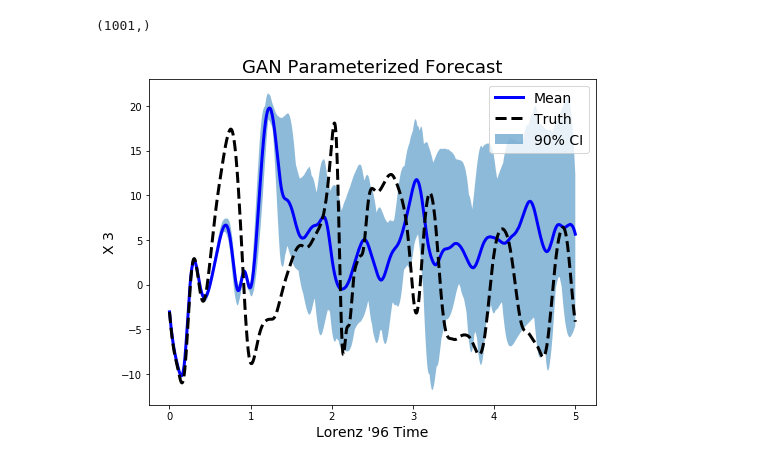
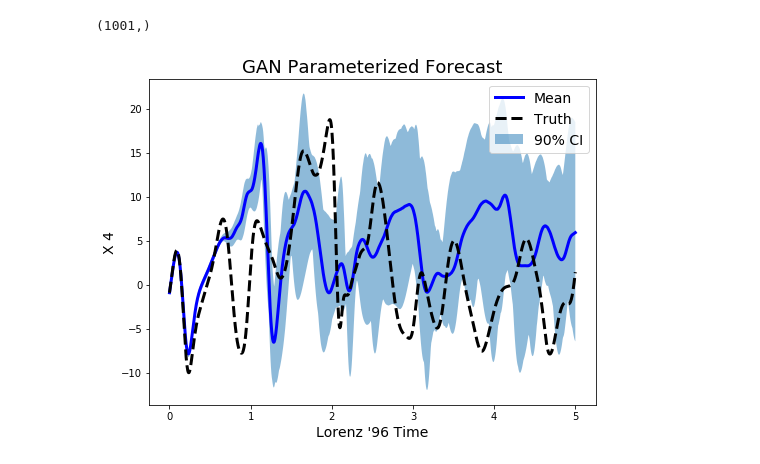
Before and after one commit to djgagne/lorenz_gan, a Jupyter notebook: notebooks/lorenz_gan_eval.ipynb, the cells around one changed output. Cells and saved outputs as stored; diff of their text form; code cells hidden in the pictures.

```diff
--- a/notebooks/lorenz_gan_eval.ipynb
+++ b/notebooks/lorenz_gan_eval.ipynb
@@ -348,16 +348,16 @@ np.percentile(lorenz_forecast_cube[:, :, x_val], 90, axis=0).shape
 (1001,)
 # %%
 plt.figure(figsize=(8, 6))
-x_val = 3
+x_val = 4
 plt.fill_between(lorenz_forecasts[0]["time"],
                  np.percentile(lorenz_forecast_cube[:, :, x_val], 95, axis=0),
                  np.percentile(lorenz_forecast_cube[:, :, x_val], 5, axis=0), alpha=0.5, label="90% CI")
 plt.plot(lorenz_forecasts[0]["time"], lorenz_forecast_cube[:, :, x_val].mean(axis=0), color="blue", lw=3, label="Mean")
 plt.plot(lorenz_forecasts[0]["time"], x_vals[100000:100000 + 1001, x_val], 'k--', lw=3, label="Truth")
 plt.xlabel("Lorenz '96 Time", fontsize=14)
 plt.ylabel("X {0:d}".format(x_val), fontsize=14)
 plt.legend(loc=0, fontsize=14)
 plt.title("GAN Parameterized Forecast", fontsize=18)
 plt.savefig("../exp/lorenz_forecast_ts.png", dpi=200, bbox_inches="tight")
 # %% [output]
-[figure, old version]
+[figure, new version]
```
Also changed, not shown: parts of 1 cell of this notebook.
